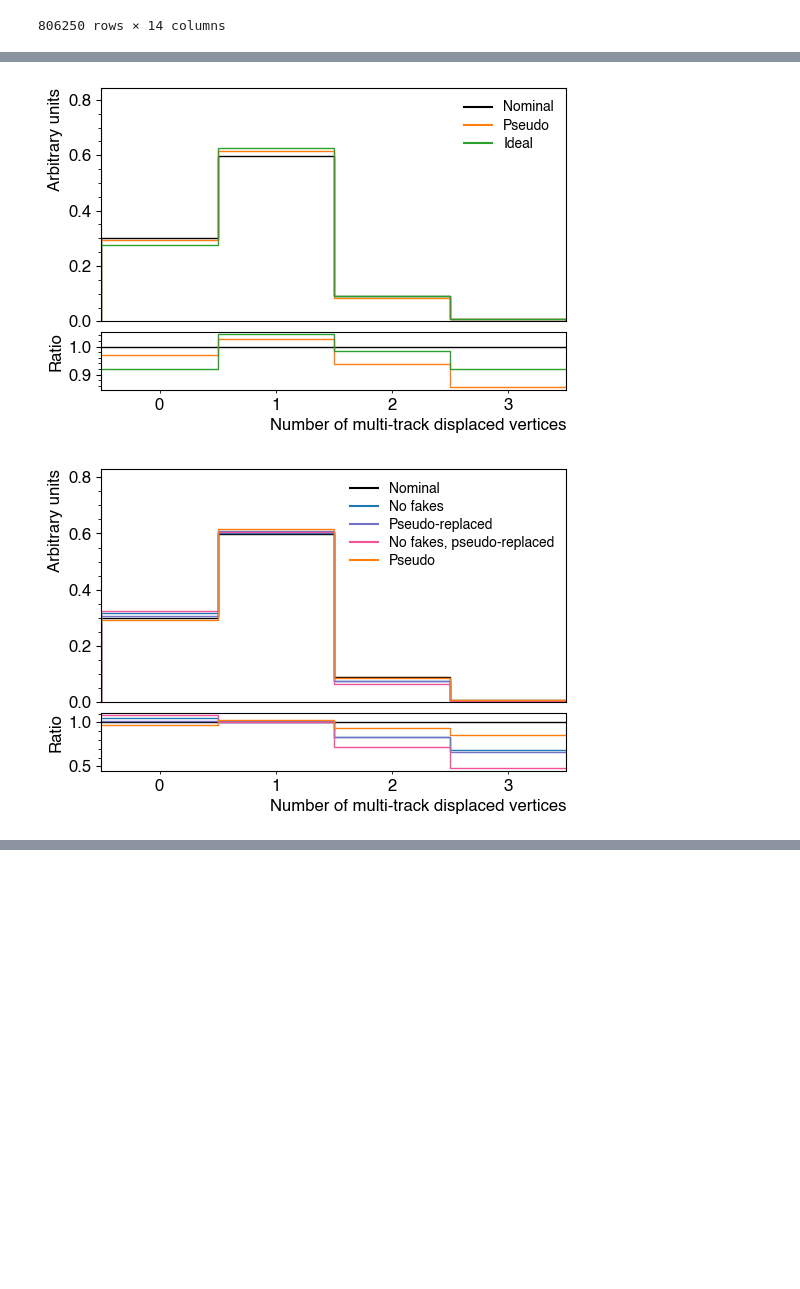
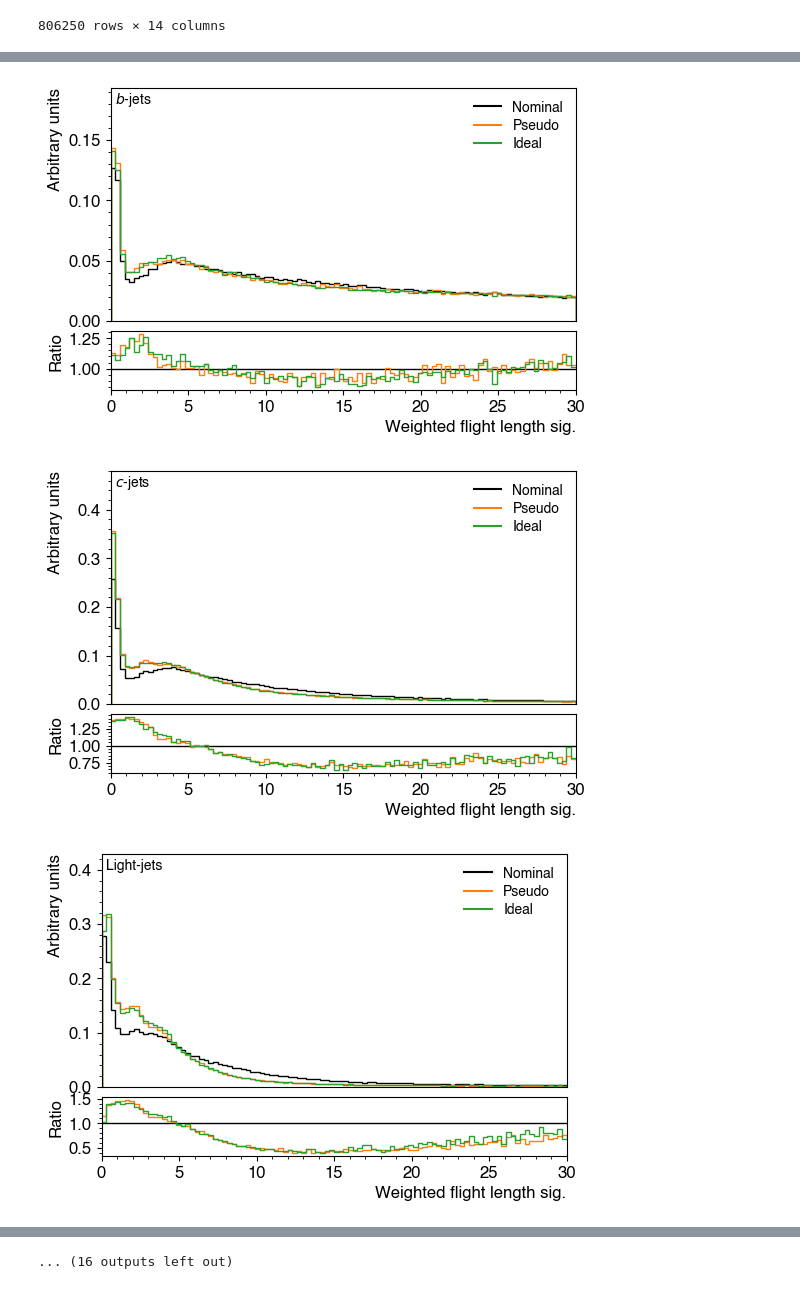
Before and after one commit to ava-lee/TrackingAnalysis, a Jupyter notebook: plotJF.ipynb, the cells around one changed output, grey strips where cells are left out. Saved outputs shown, nothing was run; the diff lists cells and outputs as text; code cells hidden in the pictures; blank space fills up the shorter version.

```diff
--- a/plotJF.ipynb
+++ b/plotJF.ipynb
@@ -12,22 +12,0 @@ from scipy import interpolate
-# %%
-### Convert from dict to df
-tracks = ['nom', 'pseudo', 'ideal', 'nom_RF75', 'nom_RF75_replaceFRAGHFWithTruth',
-         'nom_RF75_replaceFRAGWithTruth', 'nom_RF75_replaceHFWithTruth',
-         'nom_RF75_replaceWithTruth', 'nom_replaceFRAGHFWithTruth',
-         'nom_replaceFRAGWithTruth', 'nom_replaceWithTruth', 'nom_replaceHFWithTruth']
-sample='427080_Zprime'
-in_dir = 'dicts'
-out_dir = 'dataFrames'
-if not (os.path.isdir(out_dir)): os.makedirs(out_dir)
-
-
-for track in tracks:
-    filename = f'{in_dir}/{sample}_{track}_jetVars.pickle'
-    with open(filename, 'rb') as handle:
-        jetDict = pickle.load(handle)
-    df = pd.DataFrame.from_dict(jetDict)
-    df['jet_jf_m'] = df['jet_jf_m']/1000
-
-    out_filename = f'{out_dir}/{sample}_{track}.pickle'
-    with open(out_filename, 'wb') as handle:
-        pickle.dump(df, handle, protocol=pickle.HIGHEST_PROTOCOL)
@@ -305,27 +343,28 @@ class JFPlots:
 # %%
 track_lists = [
     ['nom', 'pseudo', 'ideal'],
     ['nom', 'nom_RF75', 'nom_replaceWithTruth', 'nom_RF75_replaceWithTruth', 'pseudo'],
 ]
 
 jet_vars = {
-            #'jet_jf_sig3d': [0, 30, 100, "Weighted flight length sig."],
-            #'jet_jf_m': [0, 10, 100, 'Invariant mass of tracks from displaced vertices [GeV]'],
-            #'jet_jf_efc': [0, 1, 100, 'Energy fraction'],
+            'jet_jf_sig3d': [0, 30, 100, "Weighted flight length sig."],
+            'jet_jf_m': [0, 10, 100, 'Invariant mass of tracks from displaced vertices [GeV]'],
+            'jet_jf_efc': [0, 1, 100, 'Energy fraction'],
             'jet_jf_nvtx': [0, 4, 4, "Number of multi-track displaced vertices"],
         }
 
 roc_vars = {
     'c-rej': [0.1, 0.7, None, r'$b$-jet efficiency'],
     'l-rej': [0.1, 0.7, None, r'$b$-jet efficiency'],
 }
 
 for tracks in track_lists:
     for var in jet_vars.items():
-        JFPlots(tracks, var[0], var[1]).plot_vars()
+        JFPlots(tracks, var[0], var[1]).plot_vars_jet()
 
-    #JFPlots(tracks, 'c-rej', roc_vars['c-rej'], r'$c$-jet rejection').plot_rocs()
-    #JFPlots(tracks, 'l-rej', roc_vars['l-rej'], r'$light$-jet rejection').plot_rocs()
+    JFPlots(tracks, 'c-rej', roc_vars['c-rej'], r'$c$-jet rejection').plot_rocs()
+    JFPlots(tracks, 'l-rej', roc_vars['l-rej'], 'Light-jet rejection').plot_rocs()
 # %% [output]
-[figure, old version]
+[figure, new version]
-[figure, old version]
+[figure, new version]
+[figure, added]
@@ -332,3 +380,4 @@ for tracks in track_lists:
+... (16 outputs left out)
 # %%
 track_lists = [
     [['nom', 'nom_replaceHFWithTruth', 'nom_replaceFRAGWithTruth', 'nom_replaceFRAGHFWithTruth'], "With fakes"],
```
Also changed, not shown: parts of 8 cells of this notebook.
